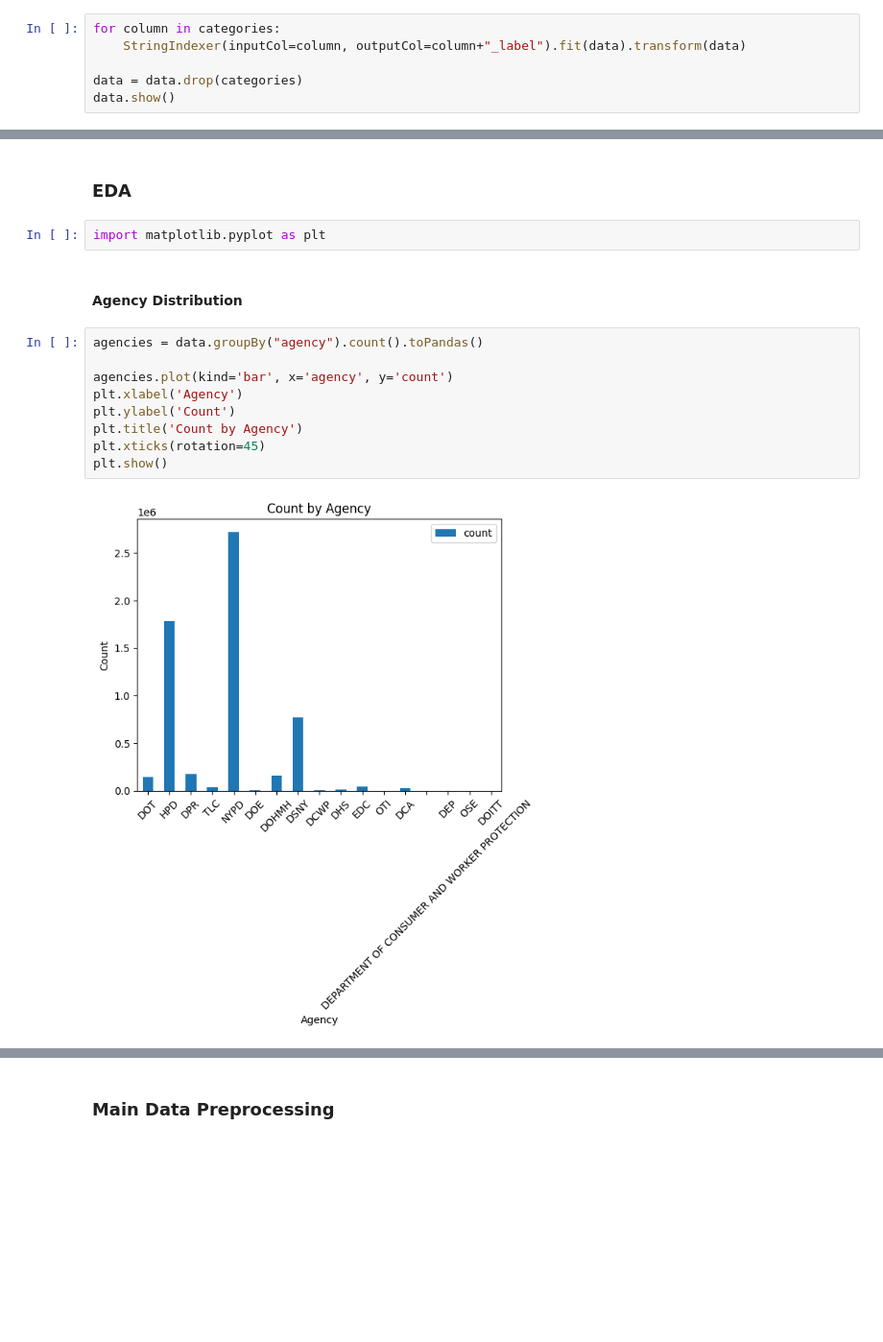
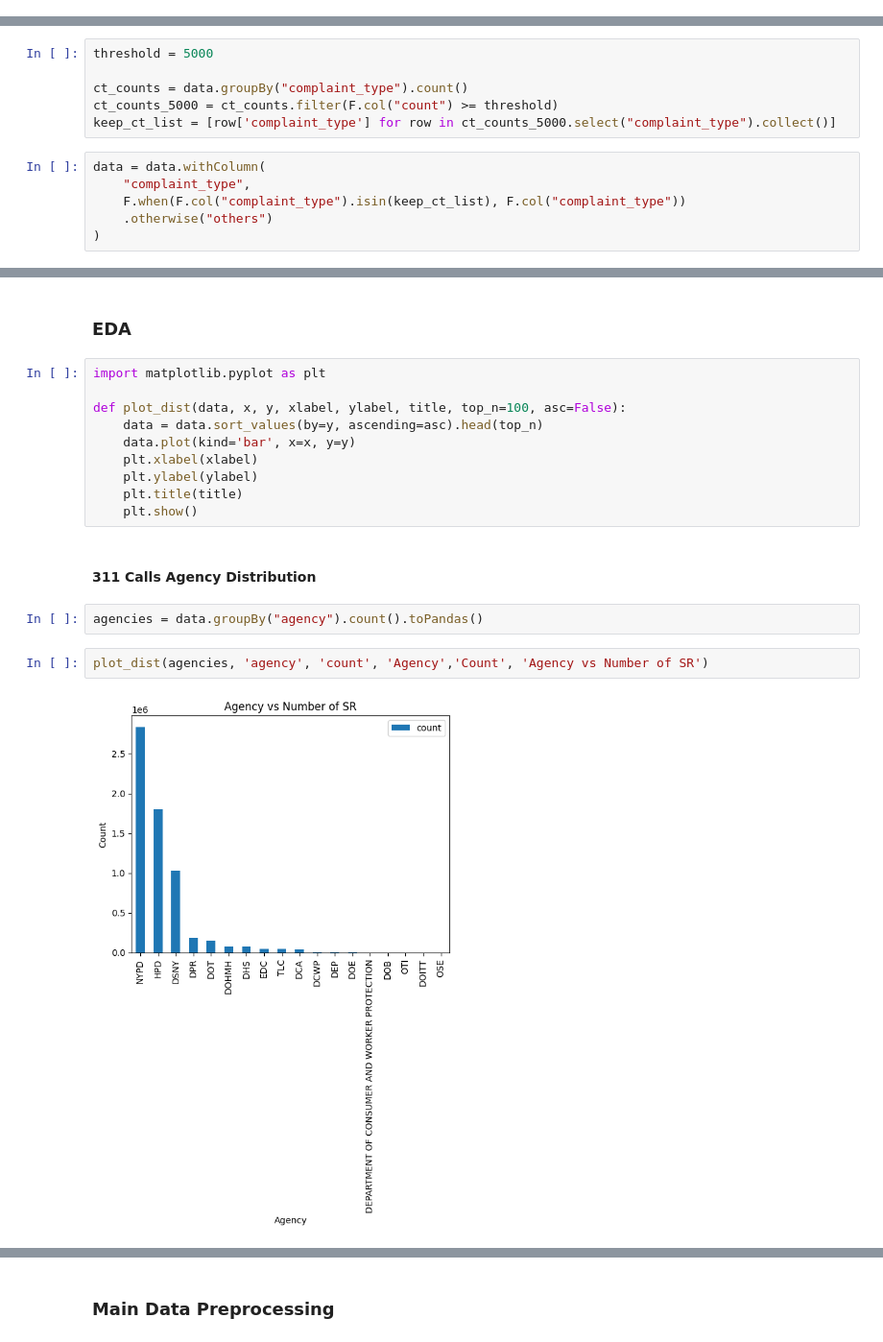
Before and after one commit to Hsin-Hung/NYC-311-Calls, a Jupyter notebook: src/data_preprocessing.ipynb, the cells around one changed output, grey strips where cells are left out. Shown: that part at 96% size. Drawn from its saved outputs; the diff is of its cells as text; blank space fills up the shorter version.

Commit message:
Fix data preprocessing

```diff
--- a/src/data_preprocessing.ipynb
+++ b/src/data_preprocessing.ipynb
@@ -214,6 +200,0 @@ Encode categories as labels since one hot encoding would create too many feature
-# %%
-for column in categories:
-    StringIndexer(inputCol=column, outputCol=column+"_label").fit(data).transform(data)
-
-data = data.drop(categories)
-data.show()
@@ -219,0 +203,12 @@ data.show()
+# %%
+threshold = 5000
+
+ct_counts = data.groupBy("complaint_type").count()
+ct_counts_5000 = ct_counts.filter(F.col("count") >= threshold)
+keep_ct_list = [row['complaint_type'] for row in ct_counts_5000.select("complaint_type").collect()]
+# %%
+data = data.withColumn(
+    "complaint_type",
+    F.when(F.col("complaint_type").isin(keep_ct_list), F.col("complaint_type"))
+    .otherwise("others")
+)
@@ -220,17 +219,20 @@ data.show()
 # %% [markdown]
 ### EDA
-# %%
-import matplotlib.pyplot as plt
+# %%
+import matplotlib.pyplot as plt
+
+def plot_dist(data, x, y, xlabel, ylabel, title, top_n=100, asc=False):
+    data = data.sort_values(by=y, ascending=asc).head(top_n)
+    data.plot(kind='bar', x=x, y=y)
+    plt.xlabel(xlabel)
+    plt.ylabel(ylabel)
+    plt.title(title)
+    plt.show()
 # %% [markdown]
-#### Agency Distribution
+#### 311 Calls Agency Distribution
-# %%
-agencies = data.groupBy("agency").count().toPandas()
-
-agencies.plot(kind='bar', x='agency', y='count')
-plt.xlabel('Agency')
-plt.ylabel('Count')
-plt.title('Count by Agency')
-plt.xticks(rotation=45)
-plt.show()
-# %% [output]
-[figure, removed]
+# %%
+agencies = data.groupBy("agency").count().toPandas()
+# %%
+plot_dist(agencies, 'agency', 'count', 'Agency','Count', 'Agency vs Number of SR')
+# %% [output]
+[figure, added]
```
Also changed, not shown: parts of 35 cells of this notebook.
